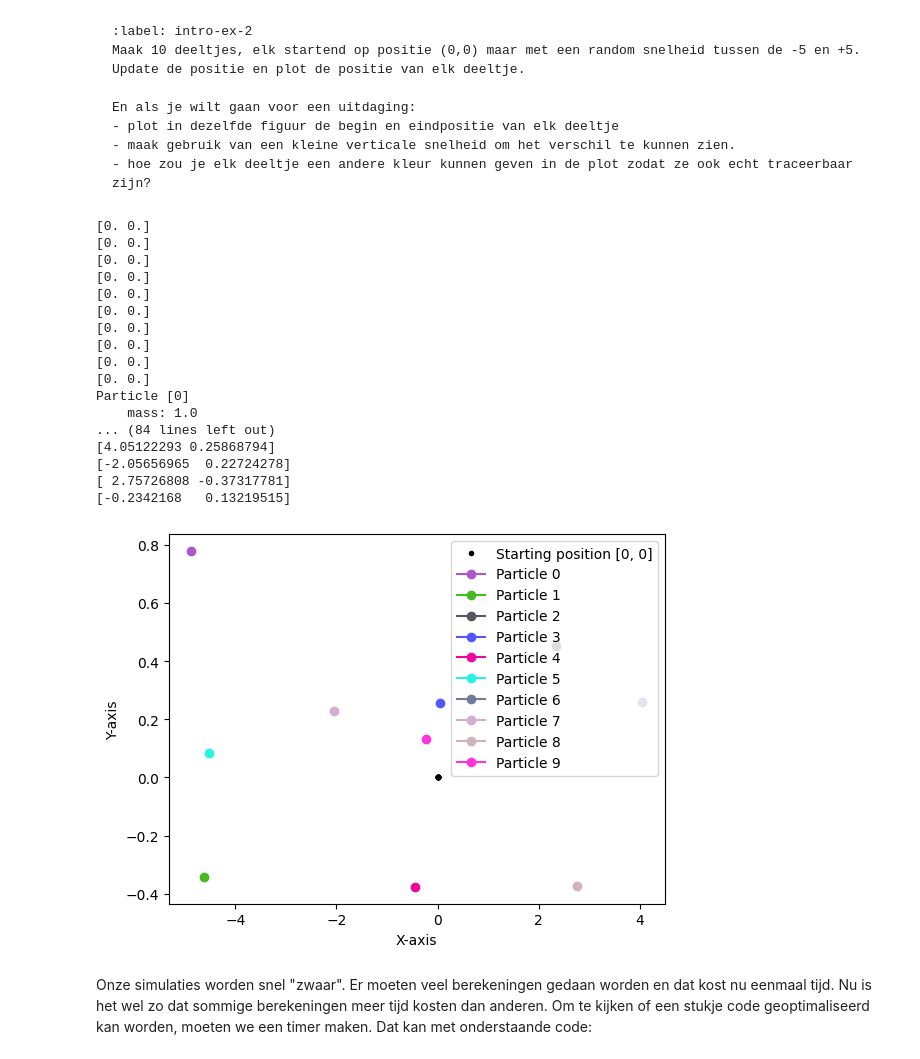
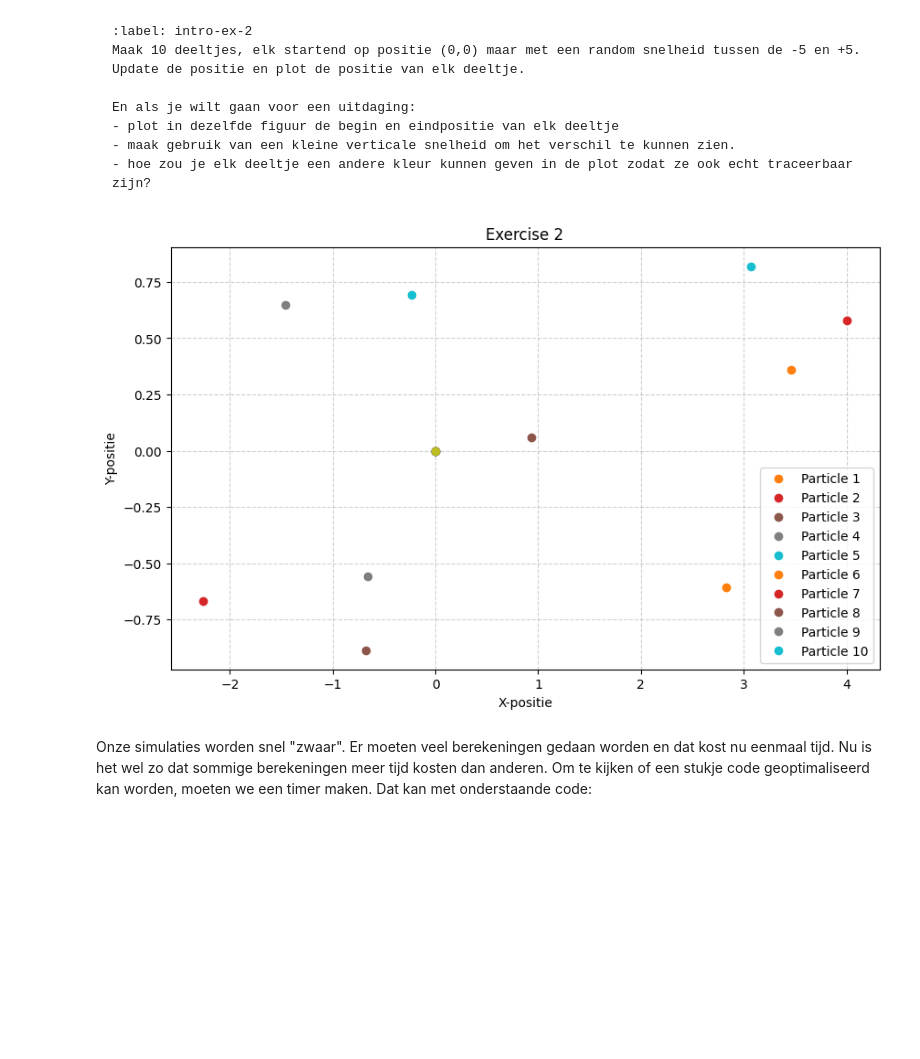
Before and after one commit to oprelo/thermo-project, a Jupyter notebook: Content/PySim/1_intro_sim.ipynb, the cells around one changed output. Drawn from its saved outputs; the diff is of its cells as text; code cells hidden in the pictures; blank space fills up the shorter version.

````diff
--- a/Content/PySim/1_intro_sim.ipynb
+++ b/Content/PySim/1_intro_sim.ipynb
@@ -173,58 +177,39 @@ En als je wilt gaan voor een uitdaging:
 ```
 # %%
 #your code/answer
+n_particles = 10
+dt = 1.0
 particle_array2 = []
 
-for start_x in range(10):
-    particle_array2.append(ParticleClass(m=1.0, v=[np.random.uniform(-5,5), np.random.uniform(-1,1)], r=[0.0, 0.0],R=1.0))
+for n in range(n_particles):
+    # Generate "n_particles" amount of particles,
+    # with a random velocity between -5<v_x<5 en -1<y<1
 
-plt.plot(0, 0, 'k.', label='Starting position [0, 0]')
+    particle_array2.append(ParticleClass(m=1.0,
+                                        v=[np.random.uniform(-5,5),np.random.uniform(-1,1)],
+                                        r=[0.0, 0.0],
+                                        R=1.0))
 
-particle_array2_bef = np.copy(particle_array2)
-for particle in particle_array2_bef:
-    print(particle.r)
-    plt.plot(particle.r[0], particle.r[1], 'k.')
+# Setup for the plot
+plt.figure(figsize=(10, 6))
+plt.title("Exercise 2")
+plt.xlabel("X-positie")
+plt.ylabel("Y-positie")
+plt.grid(True, linestyle='--', alpha=0.6)
 
-for i in range(len(particle_array2)):
-    print(f'''Particle [{i}]
-    mass: {particle_array2[i].m}
-position: {particle_array2[i].r}
-velocity: {particle_array2[i].v}''')
+# Go through the particles, save start/end positions.
+for n, particle in enumerate(particle_array2):
+    start_positie = particle.r.copy()   # Store startpositie
+    particle.update_position(dt)        # Update positie
+    eind_positie = particle.r           # Store eindpositie
 
-for particle, particle_object in enumerate(particle_array2):
-    print(f'Particle {particle}')
-    print(f'Position before: {particle_object.r}')
+    plt.plot(start_positie[0], start_positie[1], 'o')   # Plot start positie (0, 0)
+    plt.plot(eind_positie[0], eind_positie[1], 'o', label=f'Particle {n+1}')     # Plot eind positie
 
-    particle_object.update_position(1.0)
-    print(f'Position after: {particle_object.r}\n')
-
-RGBcolor = np.random.rand(3,)
-for n, particle in enumerate(particle_array2):
-    print(particle.r)
-    plt.plot(particle.r[0], particle.r[1], marker='o', color=RGBcolor, label=f'Particle {n}')
-plt.xlabel('X-axis')
-plt.ylabel('Y-axis')
 plt.legend()
 plt.show()
 # %% [output]
-[0. 0.]
-[0. 0.]
-[0. 0.]
-[0. 0.]
-[0. 0.]
-[0. 0.]
-[0. 0.]
-[0. 0.]
-[0. 0.]
-[0. 0.]
-Particle [0]
-    mass: 1.0
-... (84 lines left out)
-[4.05122293 0.25868794]
-[-2.05656965  0.22724278]
-[ 2.75726808 -0.37317781]
-[-0.2342168   0.13219515]
-[figure, old version]
+[figure, new version]
 # %% [markdown]
 Onze simulaties worden snel "zwaar".
 Er moeten veel berekeningen gedaan worden en dat kost nu eenmaal tijd.
````
Also changed, not shown: parts of 2 cells of this notebook, 1 other file.
